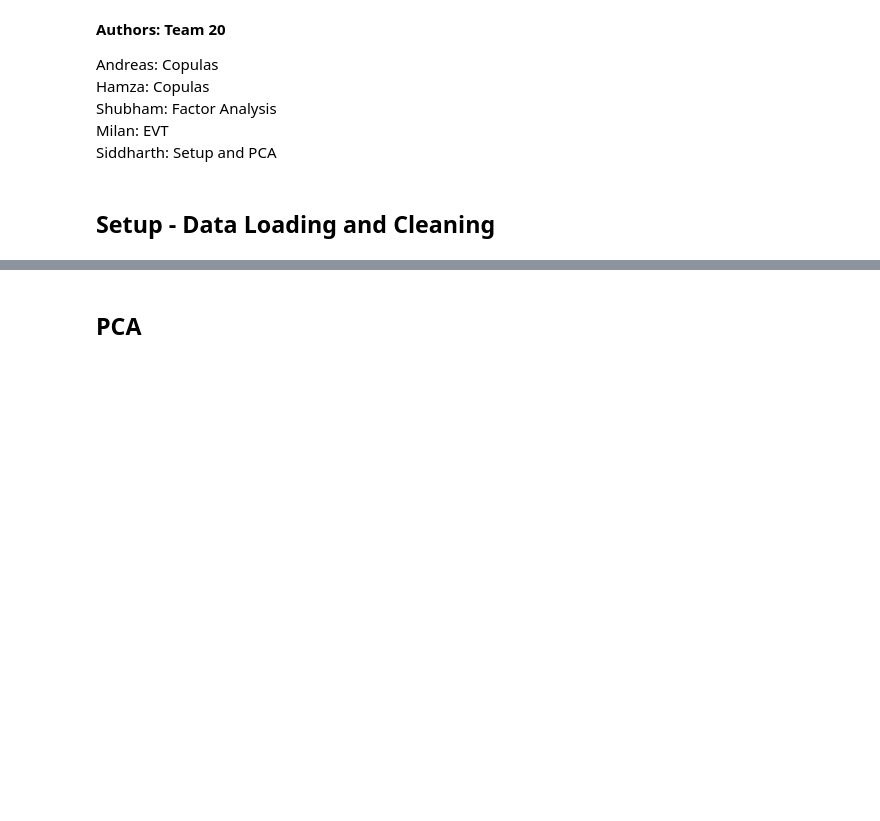
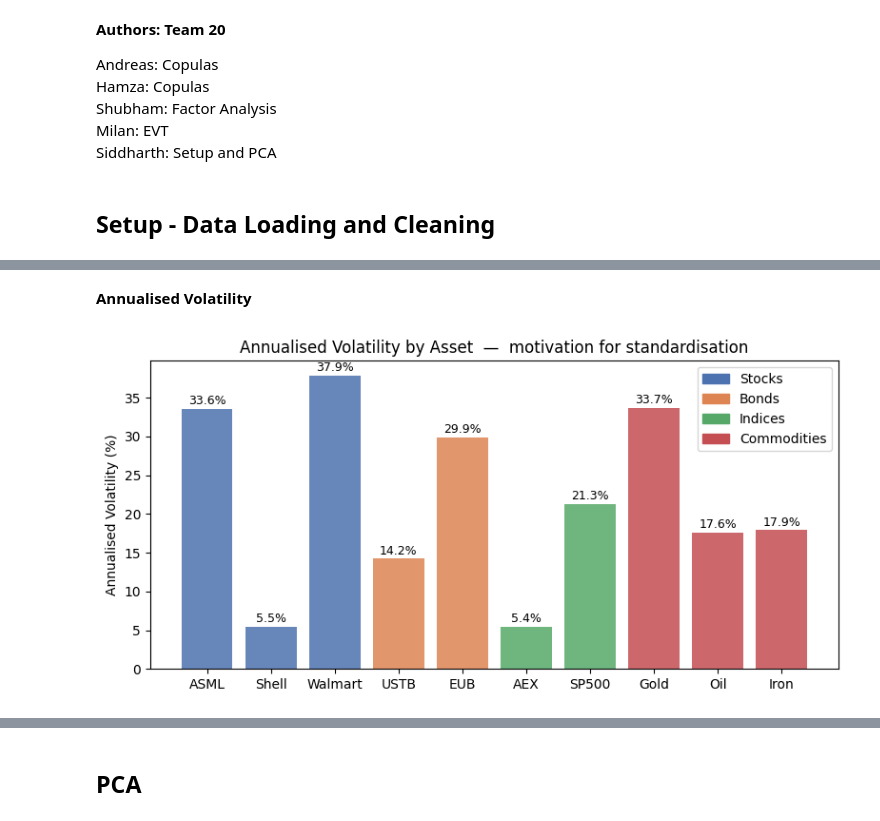
Before and after one commit to siddharthyashkukreja-cloud/QFRM_Assignments, a Jupyter notebook: Assignment_3/analysis.ipynb, the cells around one changed output, grey strips where cells are left out. Saved outputs shown, nothing was run; the diff lists cells and outputs as text; code cells hidden in the pictures; blank space fills up the shorter version.

```diff
--- a/Assignment_3/analysis.ipynb
+++ b/Assignment_3/analysis.ipynb
@@ -99,0 +121,25 @@ Shape: (2476, 10))
+# %% [markdown]
+__Annualised Volatility__
+# %%
+ann_vol = returns.std() * np.sqrt(252)
+
+fig, ax = plt.subplots(figsize=(8, 4))
+colors = ["#4C72B0"]*3 + ["#DD8452"]*2 + ["#55A868"]*2 + ["#C44E52"]*3
+bars = ax.bar(ann_vol.index, ann_vol.values * 100, color=colors, alpha=0.85)
+for bar, val in zip(bars, ann_vol.values * 100):
+    ax.text(bar.get_x() + bar.get_width()/2, bar.get_height() + 0.2,
+            f"{val:.1f}%", ha="center", va="bottom", fontsize=9)
+ax.set(ylabel="Annualised Volatility (%)",
+       title="Annualised Volatility by Asset  —  motivation for standardisation")
+
+# Asset class legend
+from matplotlib.patches import Patch
+legend = [Patch(color="#4C72B0", label="Stocks"),
+          Patch(color="#DD8452", label="Bonds"),
+          Patch(color="#55A868", label="Indices"),
+          Patch(color="#C44E52", label="Commodities")]
+ax.legend(handles=legend, loc="upper right")
+plt.tight_layout()
+plt.show()
+# %% [output]
+[figure, added]
```
Also changed, not shown: parts of 10 cells of this notebook.
